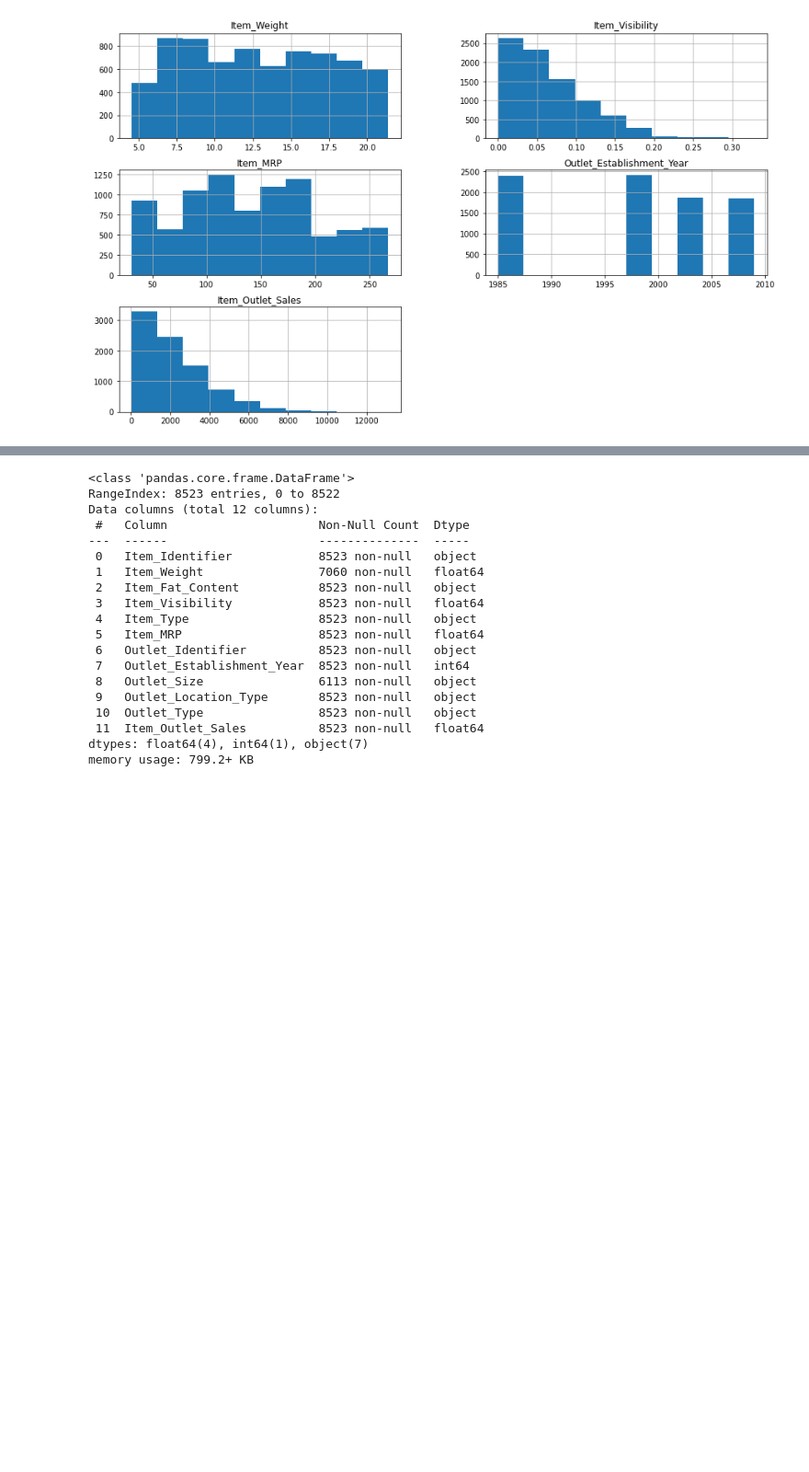
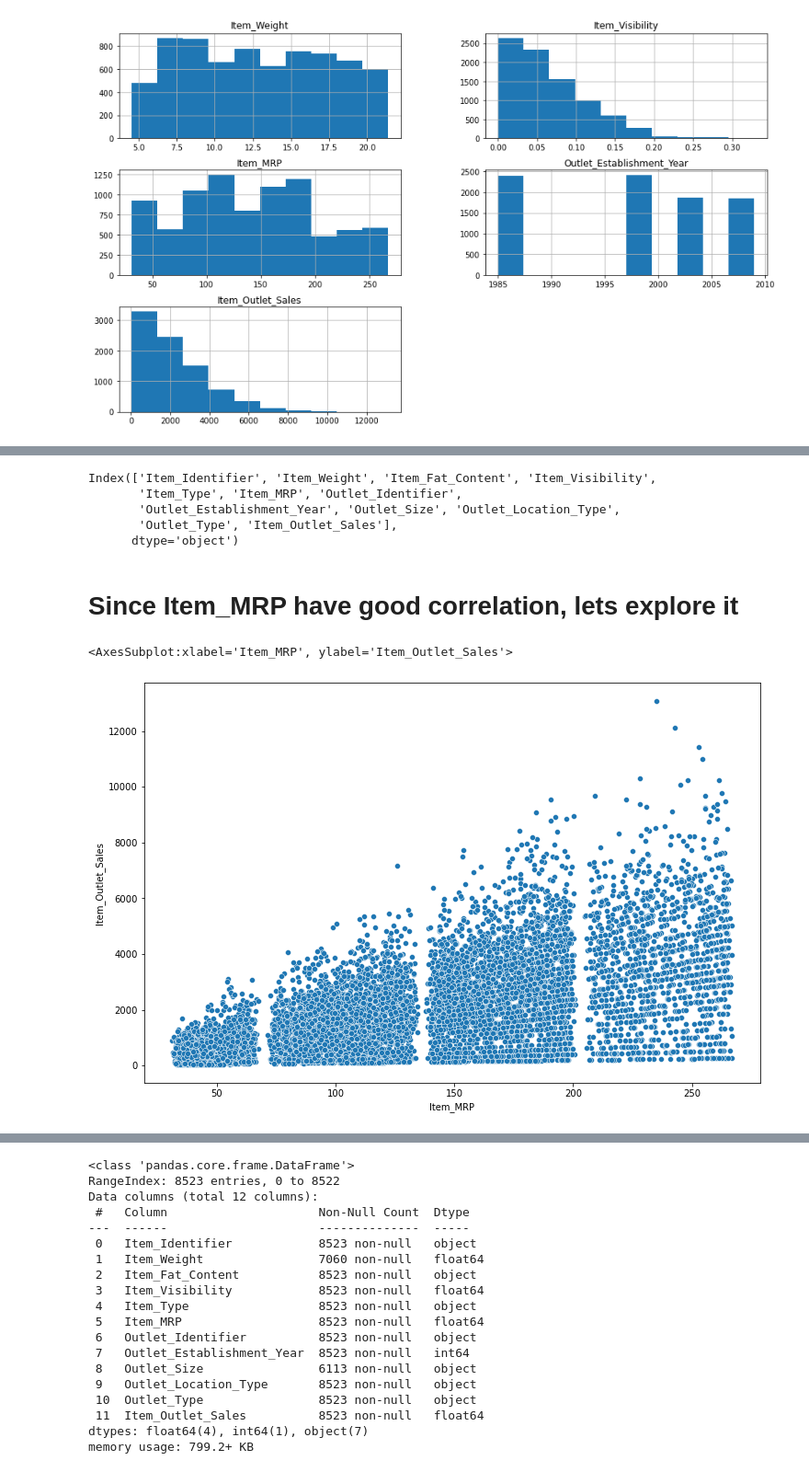
Before and after one commit to mohittomar2008/Big-Data-Mart-Sales-Problem, a Jupyter notebook: Big Data New - 2.ipynb, the cells around one changed output, grey strips where cells are left out. Shown at 92% size. Drawn from its saved outputs; the diff is of its cells as text; code cells hidden in the pictures; blank space fills up the shorter version.

```diff
--- a/Big Data New - 2.ipynb
+++ b/Big Data New - 2.ipynb
@@ -40,0 +158,16 @@ sns.heatmap(df.corr(),annot=True)
+# %%
+df.columns
+# %% [output]
+Index(['Item_Identifier', 'Item_Weight', 'Item_Fat_Content', 'Item_Visibility',
+       'Item_Type', 'Item_MRP', 'Outlet_Identifier',
+       'Outlet_Establishment_Year', 'Outlet_Size', 'Outlet_Location_Type',
+       'Outlet_Type', 'Item_Outlet_Sales'],
+      dtype='object')
+# %% [markdown]
+# Since Item_MRP have good correlation, lets explore it
+# %%
+f,ax= plt.subplots(1,1,figsize=(12,8))
+sns.scatterplot(x='Item_MRP',y='Item_Outlet_Sales',data=df)
+# %% [output]
+<AxesSubplot:xlabel='Item_MRP', ylabel='Item_Outlet_Sales'>
+[figure, added]
```
Also changed, not shown: parts of 121 cells of this notebook.
